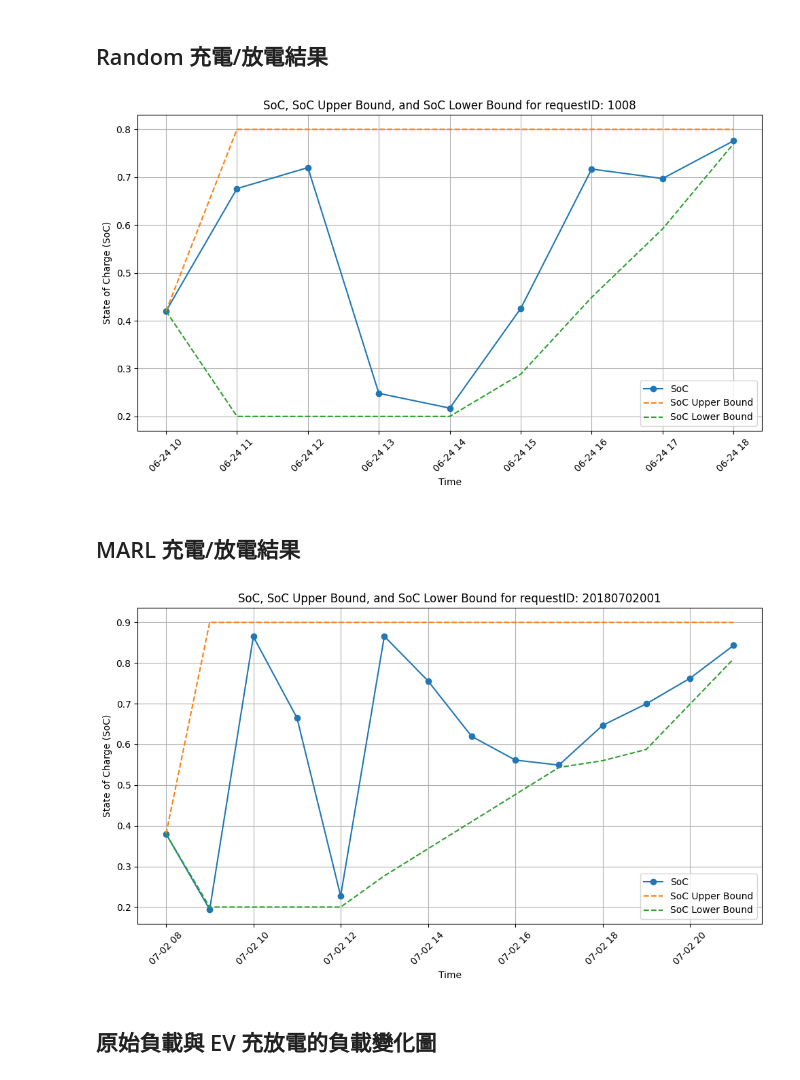
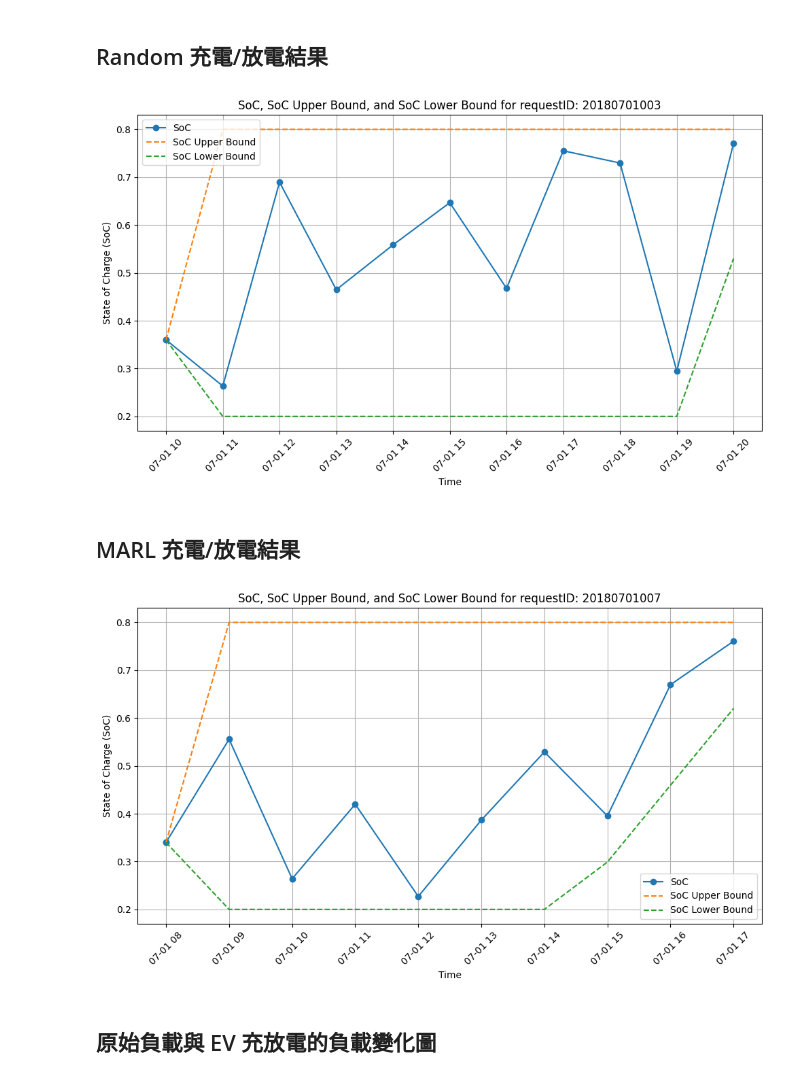
Before and after one commit to carlwang49/MY_WORK, a Jupyter notebook: Evaluation.ipynb, the cells around one changed output. Cells and saved outputs as stored; diff of their text form; code cells hidden in the pictures.

```diff
--- a/Evaluation.ipynb
+++ b/Evaluation.ipynb
@@ -6,41 +6,41 @@ from datetime import datetime
 ## Random 充電/放電結果
 # %%
 # Read the CSV file
-file_path = './Result/Random/soc_history.csv'
+file_path = './Result/RandomPower/13/soc_history.csv'
 data = pd.read_csv(file_path)
 
 # Convert 'current_time' to datetime
 data['current_time'] = pd.to_datetime(data['current_time'])
 
 # Function to plot SoC, SoC_upper_bound, and SoC_lower_bound for a given requestID
 def plot_soc_for_requestID(requestID):
     filtered_data = data[data['requestID'] == requestID]
 
     plt.figure(figsize=(10, 6))
 
     plt.plot(filtered_data['current_time'], filtered_data['soc'], label='SoC', marker='o')
     plt.plot(filtered_data['current_time'], filtered_data['SoC_upper_bound'], label='SoC Upper Bound', linestyle='--')
     plt.plot(filtered_data['current_time'], filtered_data['SoC_lower_bound'], label='SoC Lower Bound', linestyle='--')
 
     plt.xlabel('Time')
     plt.ylabel('State of Charge (SoC)')
     plt.title(f'SoC, SoC Upper Bound, and SoC Lower Bound for requestID: {requestID}')
     plt.legend()
     plt.grid(True)
     plt.xticks(rotation=45)
     plt.tight_layout()
 
     plt.show()
 
 # Example usage
-plot_soc_for_requestID(1008)  # Replace with the desired requestID
+plot_soc_for_requestID(20180701003)  # Replace with the desired requestID
 # %% [output]
-[figure, old version]
+[figure, new version]
 # %% [markdown]
 ## MARL 充電/放電結果
 # %%
 # Read the CSV file
-file_path = './Result/EVBuildingEnv/98/soc_history.csv'
+file_path = './Result/MADDPG/17/soc_history.csv'
 data = pd.read_csv(file_path)
 
 # Convert 'current_time' to datetime
@@ -67,9 +67,9 @@ def plot_soc_for_requestID(requestID):
     plt.show()
 
 # Example usage
-plot_soc_for_requestID(20180702001)  # Replace with the desired requestID
+plot_soc_for_requestID(20180701007)  # Replace with the desired requestID
 # %% [output]
-[figure, old version]
+[figure, new version]
 # %% [markdown]
 ## 原始負載與 EV 充放電的負載變化圖
 # %%
```
Also changed, not shown: parts of 6 cells of this notebook, 16 other files.
